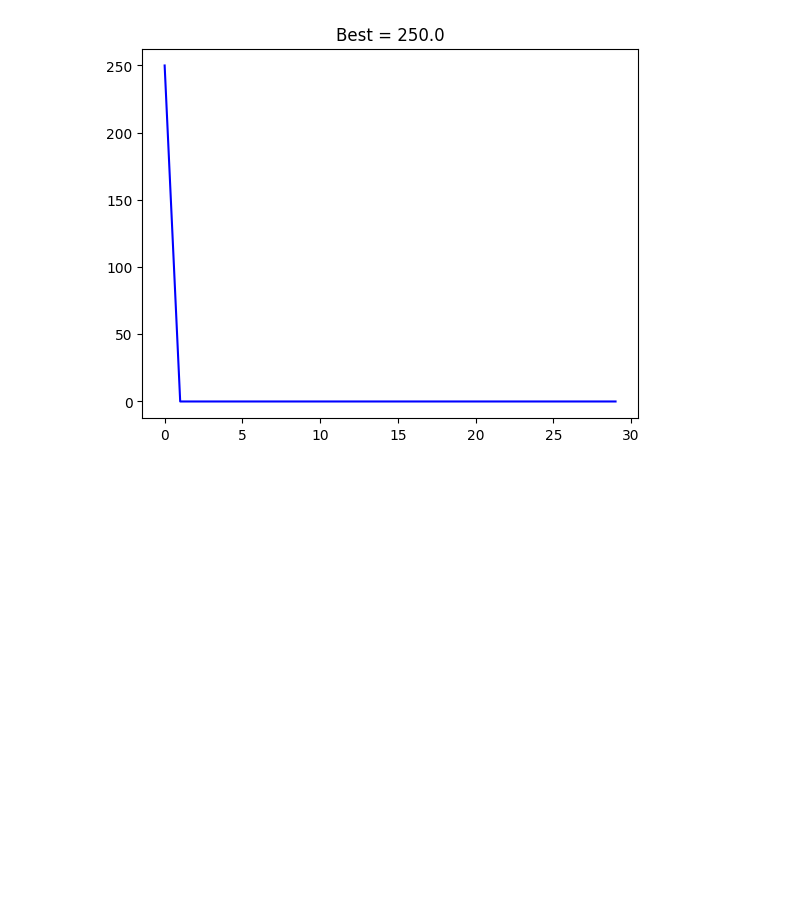
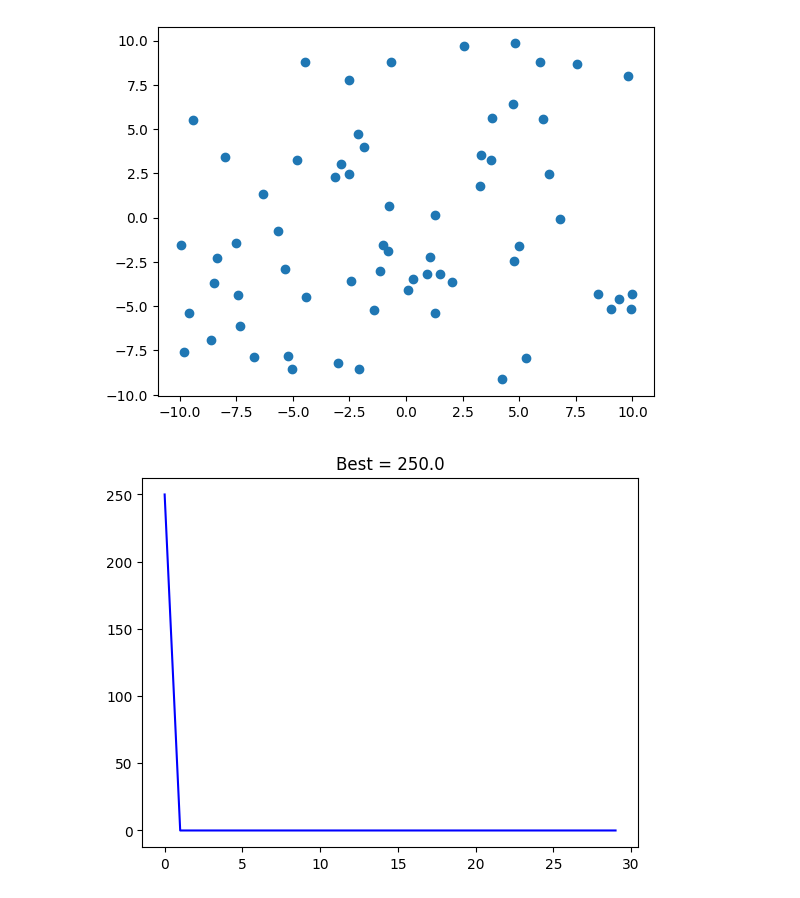
Before and after one commit to garfield-gray/Soft-Computing, a Jupyter notebook: MNSV.ipynb, the cells around one changed output. Cells and saved outputs as stored; diff of their text form; code cells hidden in the pictures; blank space fills up the shorter version.

Commit message:
function + through step 5

```diff
--- a/MNSV.ipynb
+++ b/MNSV.ipynb
@@ -14,0 +7,19 @@ def ObjF_S1(C):
+# %%
+# MNSV_S1_1.m
+
+import numpy as np
+import matplotlib.pyplot as plt
+
+# Define MNSV Parameters
+N = 2                     # Number of variables
+NS = 3                    # Number of samples
+MAXIT = 30                # Maximum Number of iterations
+OBJ_F = ObjF_S1           # Name of objective function
+R = np.array([[-10, 10], [-10, 10]])  # Bounds on decision variables
+
+# Initialization
+NP = NS * (NS + 3) // 2
+# R1 = np.tile(R[0, :], (NP, 1))
+# R2 = np.tile(R[1, :], (NP, 1))
+x = np.random.uniform(R[0, 0], R[0, 1], (NP, 2))
+f = ObjF_S1(x)
@@ -15,3 +64,8 @@ def ObjF_S1(C):
+# %%
+plt.scatter(x[:,0], x[:,1])
+plt.show()
+# %% [output]
+[figure, added]
 # %%
 # MNSV_S1_1.m
 
```
Also changed, not shown: parts of 8 cells of this notebook.
